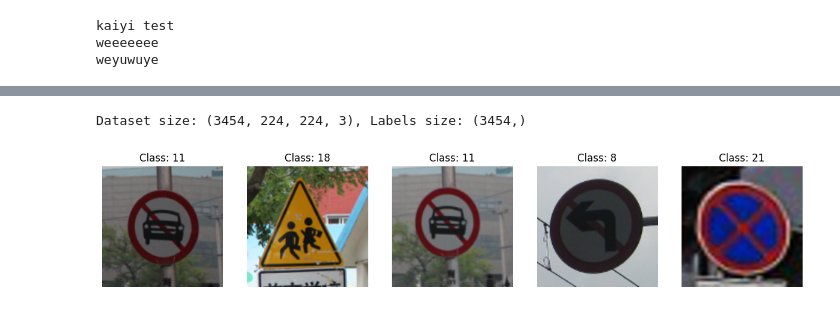
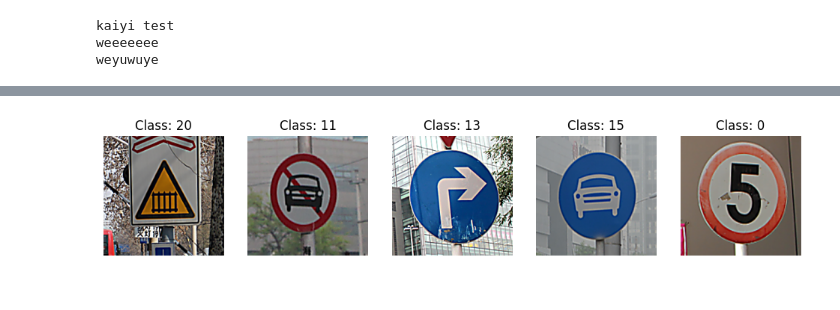
Before and after one commit to amelialon/IT1244-Final-Project, a Jupyter notebook: Proj.ipynb, the cells around one changed output, grey strips where cells are left out. Cells and saved outputs as stored; diff of their text form; code cells hidden in the pictures.

Commit message:
load training, preprocessed

```diff
--- a/Proj.ipynb
+++ b/Proj.ipynb
@@ -55,33 +31,0 @@ Sample image paths: ['/Users/siyinggg/Documents/IT1244/Train/11__3528.png', '/Us
-# %%
-from PIL import Image
-import numpy as np
-
-# Load and preprocess images
-images = []
-for img_path in image_paths:
-    img = Image.open(img_path).resize((224, 224))  # Resize to 224x224
-    img = np.array(img) / 255.0  # Normalize
-    images.append(img)
-
-# Convert to NumPy array
-X = np.array(images)  # Features (Images)
-y = np.array(labels)  # Labels
-
-print(f"Dataset size: {X.shape}, Labels size: {y.shape}")
-# %% [output]
-Dataset size: (3454, 224, 224, 3), Labels size: (3454,)
-# %%
-#Checker whether pictures matches labels
-import matplotlib.pyplot as plt
-
-# Show first 5 images with their labels
-fig, axes = plt.subplots(1, 5, figsize=(15, 5))
-
-for i in range(5):
-    axes[i].imshow(X[i])  # Show image
-    axes[i].set_title(f"Class: {y[i]}")  # Show corresponding label
-    axes[i].axis("off")
-
-plt.show()
-# %% [output]
-[figure, removed]
@@ -87,0 +62,47 @@ plt.show()
+# %%
+# Loading dataset and preprocessing
+train_folder = "/Users/siyinggg/Documents/IT1244/Train" #change according to your file
+target_size = (224, 224)
+
+train_images = []
+train_labels = []
+
+for img_file in os.listdir(train_folder):
+    if img_file.endswith(".png") or img_file.endswith(".jpg"):
+        img_path = os.path.join(train_folder, img_file)
+
+        # Load image using PIL
+        img = Image.open(img_path).convert("RGB")
+
+        # Extract class label from filename
+        class_label = int(img_file.split("__")[0])
+
+        # Apply preprocessing
+        img = resize_image(img, target_size)  # Resize
+        img = adjust_brightness(img)  # Adaptive Brightness Adjustment
+        img = sharpen_image(img)  # Sharpen
+
+        # Convert image to NumPy array and normalize
+        img = np.array(img) / 255.0
+
+        # Store
+        train_images.append(img)
+        train_labels.append(class_label)
+
+# Convert to NumPy arrays
+X_train = np.array(train_images)
+y_train = np.array(train_labels)
+# %%
+num_samples = 5  # Number of images to display
+random_indices = random.sample(range(len(X_train)), num_samples)
+
+plt.figure(figsize=(12, 6))
+for i, idx in enumerate(random_indices):
+    plt.subplot(1, num_samples, i + 1)
+    plt.imshow(X_train[idx])  # Show image
+    plt.title(f"Class: {y_train[idx]}")
+    plt.axis("off")
+
+plt.show()
+# %% [output]
+[figure, added]
```
Also changed, not shown: parts of 2 cells of this notebook.
